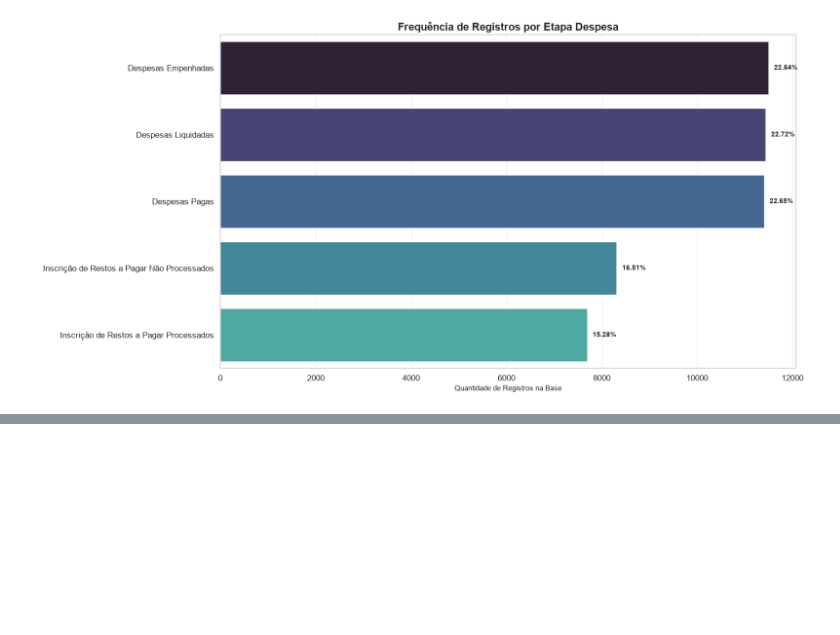
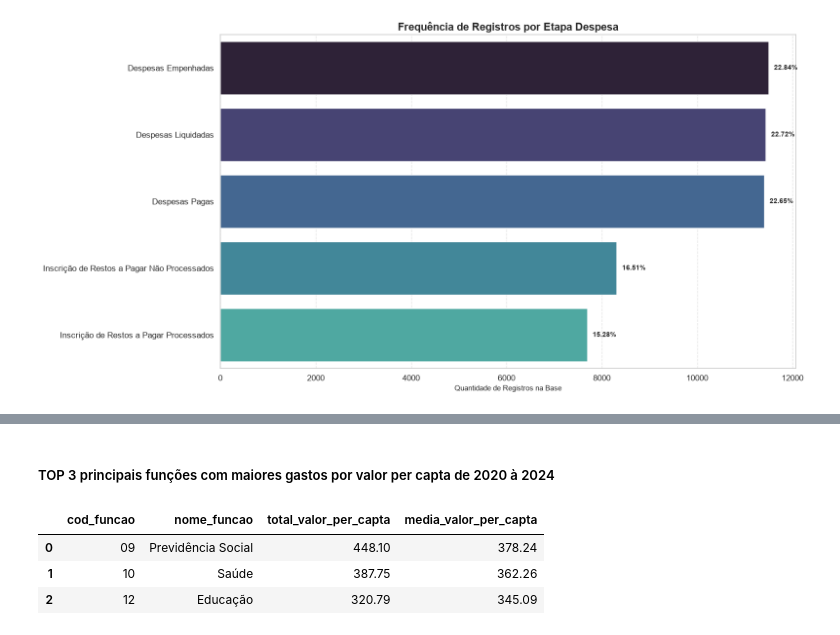
Before and after one commit to doardoE/Desafio-Analista-de-Dados-Sefaz-Macei-, a Jupyter notebook: notebooks/analise_exploratoria.ipynb, the cells around one changed output, grey strips where cells are left out. Saved outputs shown, nothing was run; the diff lists cells and outputs as text; code cells hidden in the pictures; blank space fills up the shorter version.

```diff
--- a/notebooks/analise_exploratoria.ipynb
+++ b/notebooks/analise_exploratoria.ipynb
@@ -104,0 +121,9 @@ Isso mostra que os municípios brasileiros carregam um volume massivo de obriga
+# %% [markdown]
+##### TOP 3 principais funções com maiores gastos por valor per capta de 2020 à 2024
+# %%
+funcoes_por_valor_ano(db.con).df().head(3)
+# %% [output]
+|  | cod_funcao | nome_funcao | total_valor_per_capta | media_valor_per_capta |
+| 0 | 09 | Previdência Social | 448.10 | 378.24 |
+| 1 | 10 | Saúde | 387.75 | 362.26 |
+| 2 | 12 | Educação | 320.79 | 345.09 |
```
Also changed, not shown: parts of 13 cells of this notebook, 1 other file.
